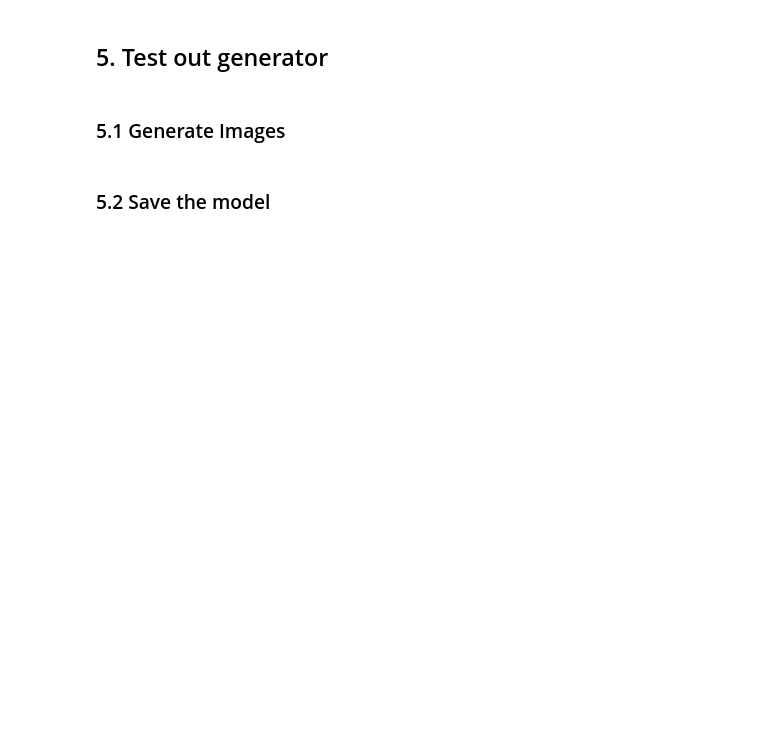
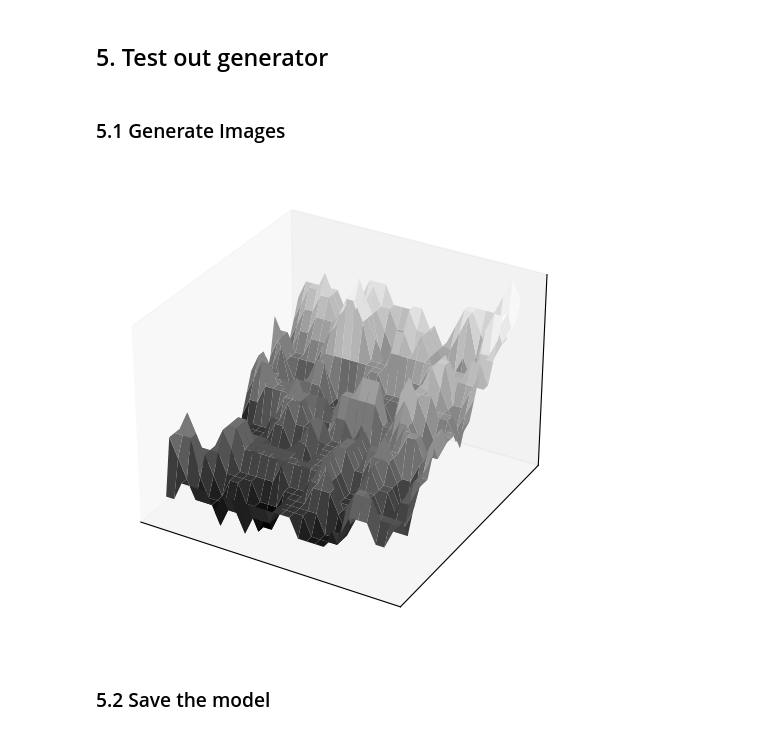
Before and after one commit to ignaciomurillo97/TesisCode, a Jupyter notebook: ttGAN_clean.ipynb, the cells around one changed output. Drawn from its saved outputs; the diff is of its cells as text; code cells hidden in the pictures; blank space fills up the shorter version.

```diff
--- a/ttGAN_clean.ipynb
+++ b/ttGAN_clean.ipynb
@@ -354,6 +367,51 @@ KeyboardInterrupt:
 ##  5. Test out generator
 # %% [markdown]
 ### 5.1 Generate Images
+# %%
+import matplotlib.pyplot as plt
+
+def plot_surface_from_array(Z, cmap='gray'):
+    """
+    Plots a 2D numpy array as a surface plot.
+
+    Parameters:
+    - Z: 2D numpy array containing the Z values.
+    - cmap: Colormap to use for the surface.
+    - title: Title for the plot.
+    """
+
+    # Create a meshgrid for X and Y based on the shape of Z
+    x = np.linspace(0, Z.shape[1]-1, Z.shape[1])
+    y = np.linspace(0, Z.shape[0]-1, Z.shape[0])
+    X, Y = np.meshgrid(x, y)
+
+    # Create a figure and a 3D axis
+    fig = plt.figure(figsize=(10, 6))
+    ax = fig.add_subplot(111, projection='3d')
+
+    # Hide axes ticks
+    ax.set_xticks([])
+    ax.set_yticks([])
+    ax.set_zticks([])
+
+    # Plot the surface
+    ax.plot_surface(X, Y, Z, cmap=cmap)
+
+    plt.show()
+
+## get a sample from generator
+random_latent_vectors = tf.random.uniform((1, 128,1))
+generated_images = generator(random_latent_vectors)
+generated_images *= 255
+generated_images.numpy()
+
+## Make an iterator
+dataiterator = ds.as_numpy_iterator()
+# %%
+## Plot surface
+plot_surface_from_array(dataiterator.next()[0].reshape(28,28), cmap='gray')
+# %% [output]
+[figure, added]
 # %% [markdown]
 ### 5.2 Save the model
 # %%
```
Also changed, not shown: parts of 4 cells of this notebook.
